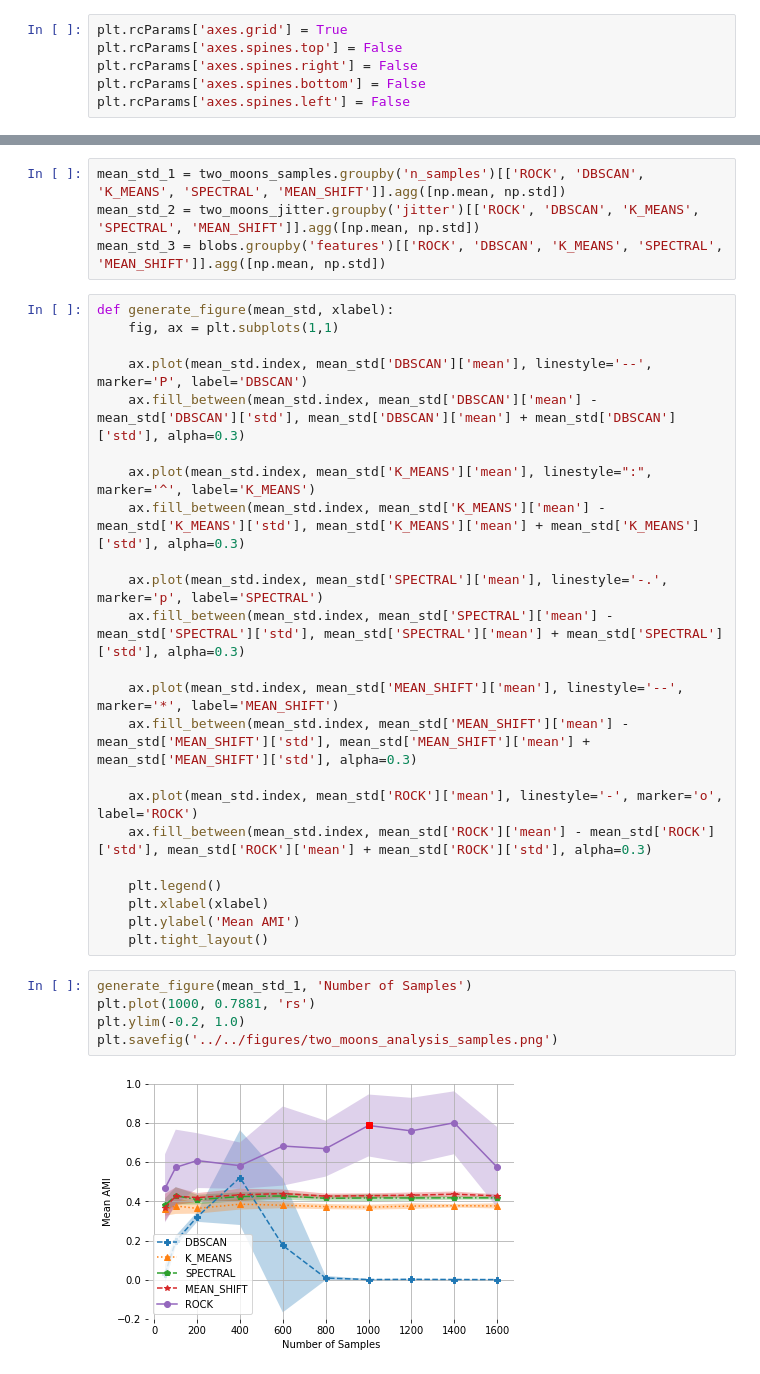
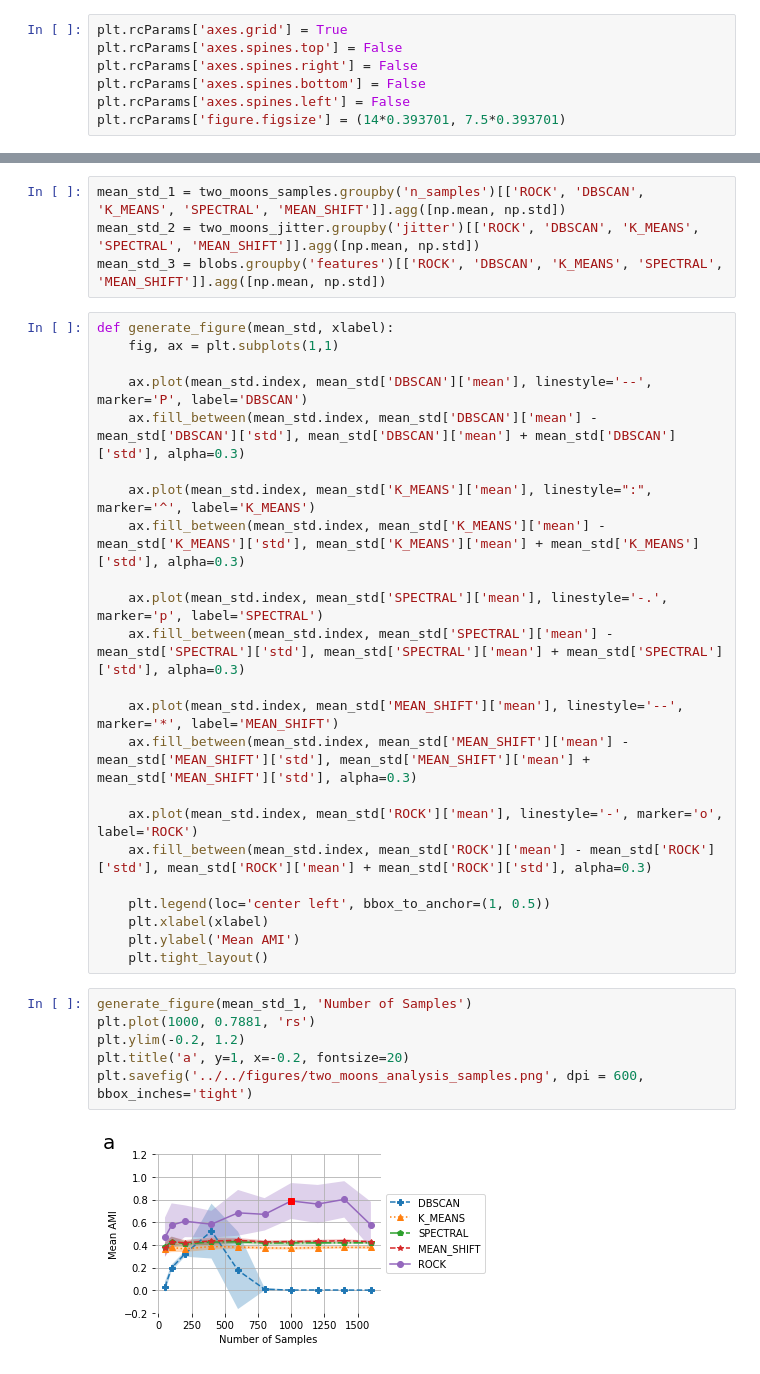
Before and after one commit to anonresearcher461/over-optimism, a Jupyter notebook: notebooks/Comparisons/Generate_Comparison_Figures.ipynb, the cells around one changed output, grey strips where cells are left out. Drawn from its saved outputs; the diff is of its cells as text.

```diff
--- a/notebooks/Comparisons/Generate_Comparison_Figures.ipynb
+++ b/notebooks/Comparisons/Generate_Comparison_Figures.ipynb
@@ -11,6 +11,7 @@ plt.rcParams['axes.spines.top'] = False
 plt.rcParams['axes.spines.right'] = False
 plt.rcParams['axes.spines.bottom'] = False
 plt.rcParams['axes.spines.left'] = False
+plt.rcParams['figure.figsize'] = (14*0.393701, 7.5*0.393701)
 # %%
 two_moons_samples = pd.read_csv('../../results/analysis/two_moons_analysis_samples.csv')
 two_moons_jitter = pd.read_csv('../../results/analysis/two_moons_analysis_jitter.csv')
@@ -38,14 +39,15 @@ def generate_figure(mean_std, xlabel):
     ax.plot(mean_std.index, mean_std['ROCK']['mean'], linestyle='-', marker='o', label='ROCK')
     ax.fill_between(mean_std.index, mean_std['ROCK']['mean'] - mean_std['ROCK']['std'], mean_std['ROCK']['mean'] + mean_std['ROCK']['std'], alpha=0.3)
 
-    plt.legend()
+    plt.legend(loc='center left', bbox_to_anchor=(1, 0.5))
     plt.xlabel(xlabel)
     plt.ylabel('Mean AMI')
     plt.tight_layout()
 # %%
 generate_figure(mean_std_1, 'Number of Samples')
 plt.plot(1000, 0.7881, 'rs')
-plt.ylim(-0.2, 1.0)
-plt.savefig('../../figures/two_moons_analysis_samples.png')
+plt.ylim(-0.2, 1.2)
+plt.title('a', y=1, x=-0.2, fontsize=20)
+plt.savefig('../../figures/two_moons_analysis_samples.png', dpi = 600, bbox_inches='tight')
 # %% [output]
-[figure, old version]
+[figure, new version]
```
Also changed, not shown: parts of 3 cells of this notebook, 14 other files.
